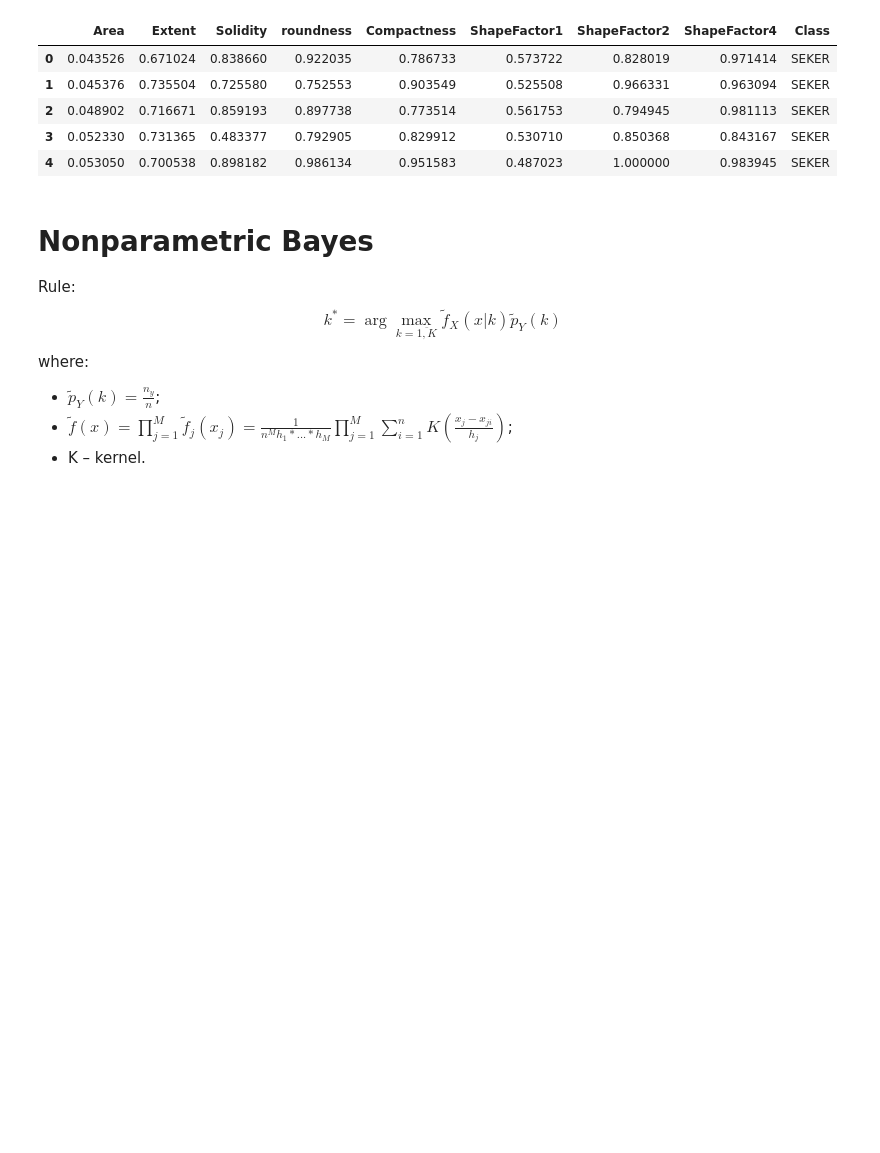
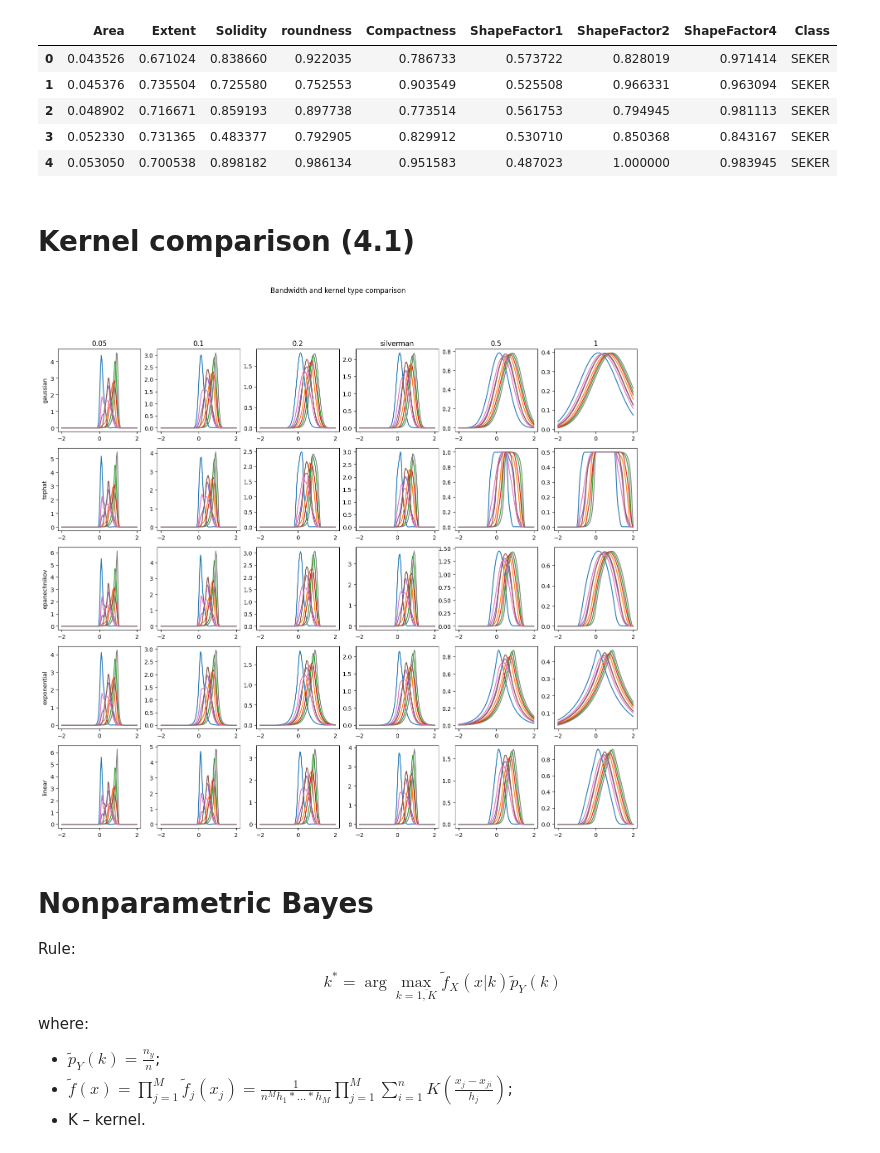
Before and after one commit to KyklyMachine/comparison-of-bayesian-classifiers, a Jupyter notebook: src/research/bm.ipynb, the cells around one changed output. Drawn from its saved outputs; the diff is of its cells as text; code cells hidden in the pictures; blank space fills up the shorter version.

Commit message:
feat: update bayessian comparison

```diff
--- a/src/research/bm.ipynb
+++ b/src/research/bm.ipynb
@@ -43,3 +46,5 @@ kernels = ["gaussian", "tophat", "epanechnikov", "exponential", "linear"]
+# %% [markdown]
+# Kernel comparison (4.1)
 # %%
 class Kernel:
     _kernels: list[KernelDensity]
@@ -65,6 +70,28 @@ class Kernel:
     @property
     def dim(self):
         return len(self._kernels)
+# %%
+kernel_types = ["gaussian", "tophat", "epanechnikov", "exponential", "linear"]
+bandwidths = [0.05, 0.1, 0.2, "silverman", 0.5, 1]
+# %%
+plt.figure(figsize=(18, 15))
+#plt.tight_layout()
+
+for i, j in itertools.product(range(len(kernel_types)), range(len(bandwidths))):
+    plt.subplot(len(kernel_types), len(bandwidths), (i) * (len(kernel_types) + 1) + j + 1)
+    kernel = Kernel(kernel_types[i], bandwidths[j], x.shape[1])
+    kernel.fit(x)
+    t = np.repeat(np.linspace(-2, 2, 100), kernel.dim).reshape(-1, kernel.dim)
+    kde_pred = kernel.predict(t)
+    plt.plot(t, kde_pred)
+    if i == 0:
+        plt.title(f"{bandwidths[j]}")
+    if j == 0:
+        plt.ylabel(f"{kernel_types[i]}")
+plt.suptitle("Bandwidth and kernel type comparison")
+plt.show()
+# %% [output]
+[figure, added]
 # %% [markdown]
 # Nonparametric Bayes
 
```
Also changed, not shown: parts of 23 cells of this notebook.
